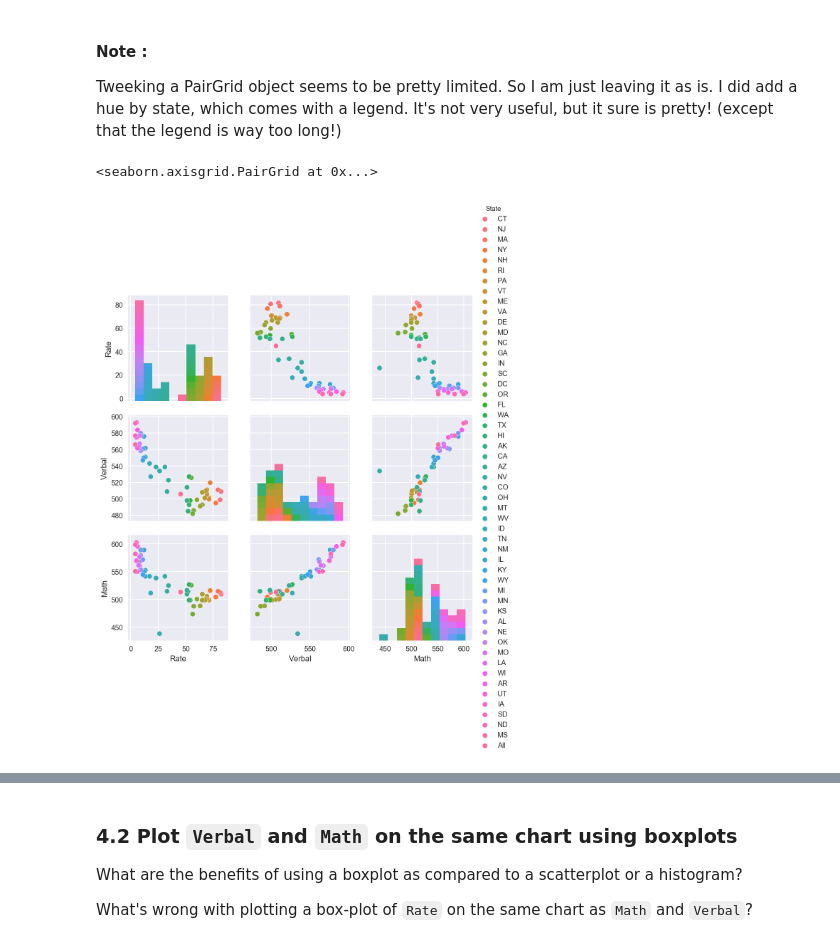
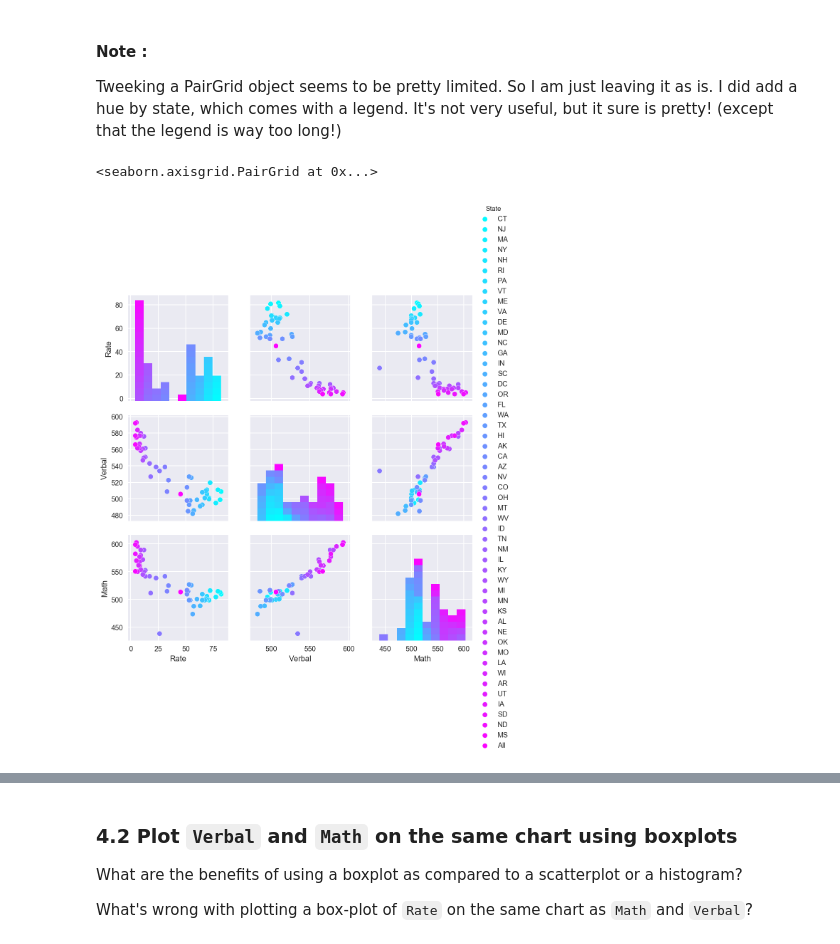
Before and after one commit to t-brewer/sats_and_drugs, a Jupyter notebook: project-02-v2-starter-code.ipynb, the cells around one changed output, grey strips where cells are left out. Saved outputs shown, nothing was run; the diff lists cells and outputs as text; code cells hidden in the pictures.

```diff
--- a/project-02-v2-starter-code.ipynb
+++ b/project-02-v2-starter-code.ipynb
@@ -168,0 +172,4 @@ I'll take this opportunity to restate and emphasize the fact that I am making as
+# %%
+# Set data frame index to the State column
+df_sat.set_index('State', inplace=True)
+df_sat.head()
@@ -369,7 +386,7 @@ Tweeking a PairGrid object seems to be pretty limited.  So I am just leaving it
 # %%
 # Use pairplot to get a grid of scatter plots for each column in the Dataframe.  Except for diagonal which shows
 # their distribution.
-sns.pairplot(df_sat, hue='State')
+sns.pairplot(df_sat, hue='State',palette='cool')
 # %% [output]
 <seaborn.axisgrid.PairGrid at 0x...>
-[figure, old version]
+[figure, new version]
```
Also changed, not shown: parts of 24 cells of this notebook.
